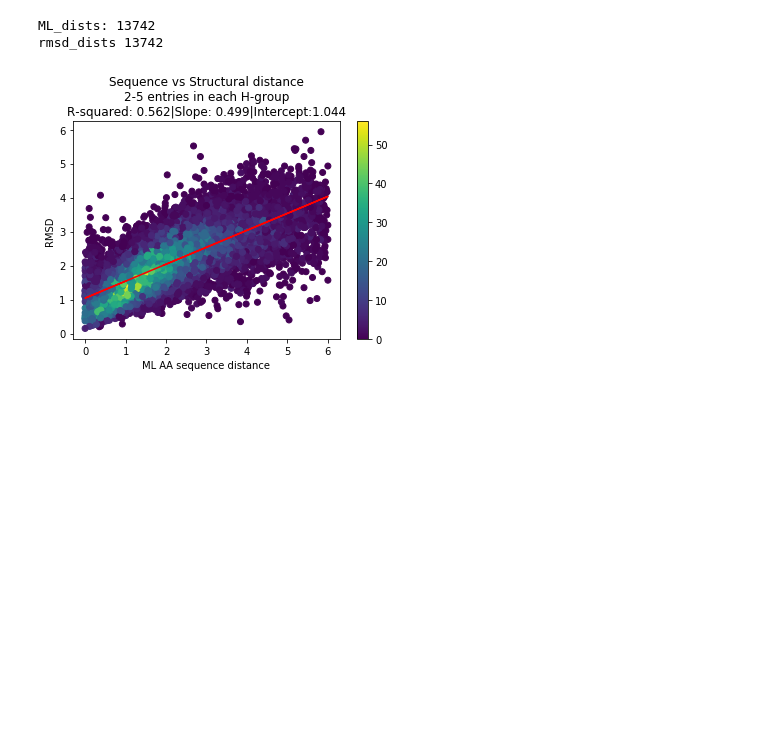
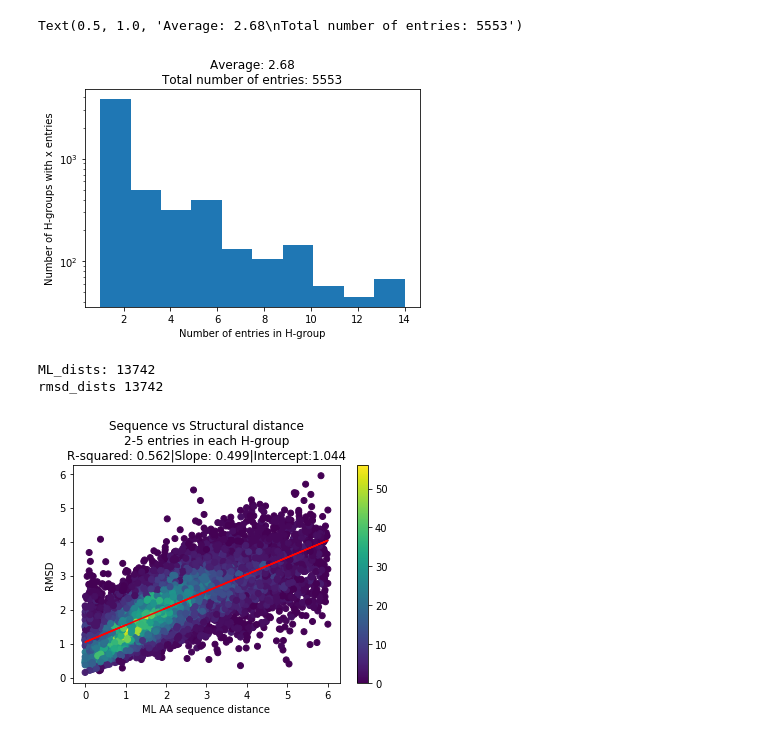
Before and after one commit to patrickbryant1/basic_scilife_scripts, a Jupyter notebook: visual/visual_notebook.ipynb, the cells around one changed output. Saved outputs shown, nothing was run; the diff lists cells and outputs as text; code cells hidden in the pictures; blank space fills up the shorter version.

```diff
--- a/visual/visual_notebook.ipynb
+++ b/visual/visual_notebook.ipynb
@@ -1,3 +79,12 @@
+# %%
+plt.hist(under_x, bins = 10, log = True)
+plt.xlabel('Number of entries in H-group')
+plt.ylabel('Number of H-groups with x entries')
+average = sum(under_x)/len(under_x)
+plt.title('Average: '+str(round(average, 2)) + '\n' +'Total number of entries: ' + str(len(under_x)))
+# %% [output]
+Text(0.5, 1.0, 'Average: 2.68\nTotal number of entries: 5553')
+[figure, added]
 # %%
 import matplotlib.pyplot as plt
 import numpy as np
```
Also changed, not shown: parts of 3 cells of this notebook, 2 other files.
